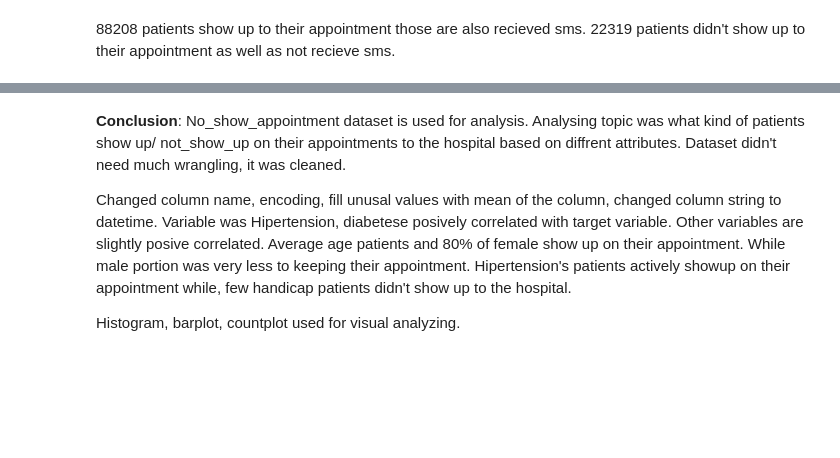
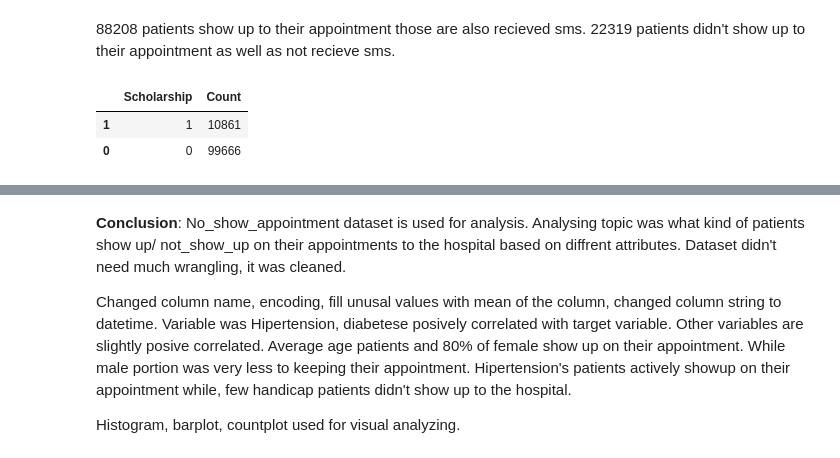
Before and after one commit to Sinha123456/Movies, a Jupyter notebook: No_show_appointment.ipynb, the cells around one changed output, grey strips where cells are left out. Drawn from its saved outputs; the diff is of its cells as text; code cells hidden in the pictures; blank space fills up the shorter version.

```diff
--- a/No_show_appointment.ipynb
+++ b/No_show_appointment.ipynb
@@ -552,3 +552,11 @@ Name: SMS_received, dtype: int64
 # %% [markdown]
 88208 patients show up to their appointment those are also recieved sms.
 22319 patients didn't show up to their appointment as well as not recieve sms.
+# %%
+#counting total patients who got the scholarship
+scholar = df.groupby('Scholarship')['no_show'].count().reset_index(name = 'Count').sort_values('Count')
+scholar
+# %% [output]
+|  | Scholarship | Count |
+| 1 | 1 | 10861 |
+| 0 | 0 | 99666 |
```
Also changed, not shown: parts of 7 cells of this notebook.
